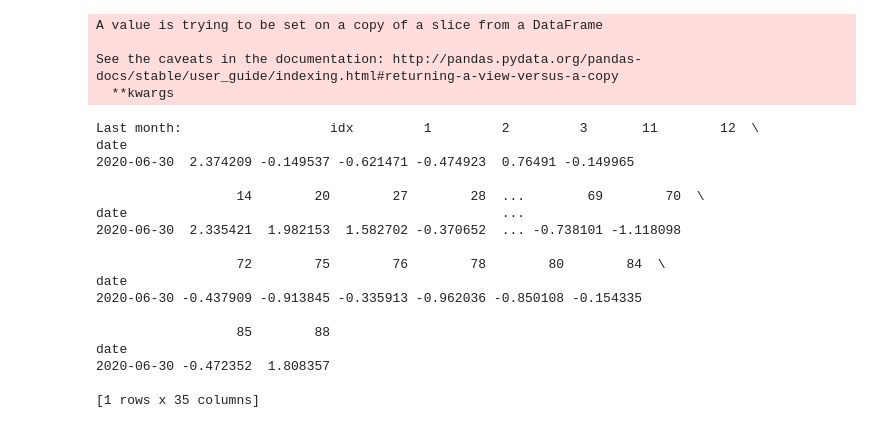
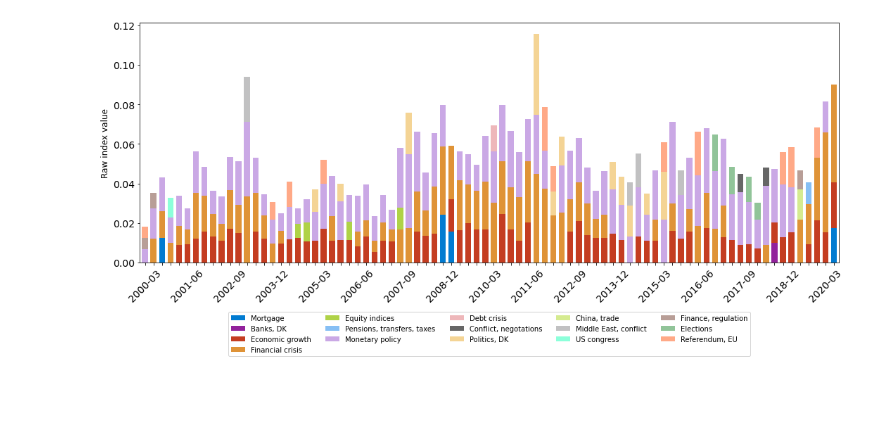
Before and after one commit to Danmarks-Nationalbank/uncertainty, a Jupyter notebook: scripts/plots.ipynb, the cells around one changed output. Cells and saved outputs as stored; diff of their text form; code cells hidden in the pictures; blank space fills up the shorter version.

```diff
--- a/scripts/plots.ipynb
+++ b/scripts/plots.ipynb
@@ -70,6 +70,9 @@ date
 # %%
+
 %load_ext autoreload
 %autoreload 2
+import pandas as pd
+from sklearn.preprocessing import StandardScaler
 import os
 import sys
 #hacky spyder crap
@@ -85,5 +88,58 @@ from src.fui.indices import LDAIndexer
 from src.fui.utils import params
 
 international = LDAIndexer(name='ep')
-df = international.build(num_topics=90,topics=['EP'],topic_thold=0.5,frq='Q',norm=True)
+df = international.build(num_topics=90,topics=['EP'],topic_thold=0.5,frq='Q',norm=False)
+
+df_long = pd.melt(df.reset_index(), id_vars='date')
+df_top = df_long.groupby('date').apply(lambda df : df.nlargest(4, 'value'))
+bottom = (df.iloc[:,1:].shape[1]-3)
+df_bottom = df_long.groupby('date').apply(lambda df : df.nsmallest(bottom, 'value').sum())
+df_top = df_top.pivot(index='date', columns='variable', values='value')
+#df_top = df_top.merge(df_bottom, left_index=True, right_index=True)
+
+scaler = StandardScaler()
+idx = pd.DataFrame(scaler.fit_transform(df), columns=df.columns, index=df.index)
+#df_top.index = df_top.index.strftime('%Y-%m')
+#df_top = df_top.merge(idx['idx'], right_index=True, left_index=True)
+#df_top.iloc[:,:-1] = df_top.iloc[:,:-1].div(df_top['idx_x'], axis=0).mul(df_top['idx_y'], axis=0)
+
+df_top = df_top.drop(['idx'], axis=1)
+#df_top = df_top.loc[df_top.index >= '2007-01-01']
+
+df_top.index = df_top.index.strftime('%Y-%m')
+df_top = df_top*1000
+
+cols = df_top.columns.tolist()
+cols = cols[-1:] + cols[:-1]
+
+df_top = df_top[cols]
+
+label_path = os.path.join(params().paths['topic_labels'],
+                          'labels' + str(90) + '.json')
+with codecs.open(label_path, 'r', encoding='utf-8-sig') as f:
+    labels = json.load(f)
+
+#labels['value'] = 'Other topics (sum)'
+
+
+nb_colors = ['#017bd1','#92229c','#c43d21','#df9337','#afd247','#86bff4','#caa8e5','#eeb7ba','#666666','#f4d495','#d5eb90','#c1c1c2', "#8cffda", "#b89e97", "#91c499", "#ffa987", "#b5d99c"]
+
+nbcm = LinearSegmentedColormap.from_list(
+        'nbcm', [(0/255,123/255,209/255),  (244/255,212/255,149/255), (196/255,61/255,33/255)], N=200)
+
+
+df_top.plot.bar(stacked=True, figsize=(15,7), color=nb_colors, align='center', width=0.7)
+
+ax = plt.gca()
+#ax.xaxis.set_major_locator(ticker.MultipleLocator(3))
+ax.set_xticklabels([t if not i%5 else "" for i,t in enumerate(ax.get_xticklabels())])
+h, l = ax.get_legend_handles_labels()
+#ax.legend([labels[str(x)] for x in l], bbox_to_anchor=(1.02,1), loc="upper left", fontsize='medium')
+ax.legend([labels[str(x)] for x in l], loc='upper center', bbox_to_anchor=(0.5, -0.19),
+          fancybox=True, shadow=False, ncol=5)
+ax.tick_params(axis='both', which='major', labelsize=14)
+ax.set_ylabel("Raw index value", fontsize='large')
+plt.xticks(rotation=45)
+plt.tight_layout()
+plt.savefig('C:/projects/FUI/figures/topics_over_time_bars.pdf', dpi=300)
 # %% [output]
@@ -91,21 +146 @@ df = international.build(num_topics=90,topics=['EP'],topic_thold=0.5,frq='Q',nor
-A value is trying to be set on a copy of a slice from a DataFrame
-
-See the caveats in the documentation: http://pandas.pydata.org/pandas-docs/stable/user_guide/indexing.html#returning-a-view-versus-a-copy
-  **kwargs
-Last month:                   idx         1         2         3       11        12  \
-date
-2020-06-30  2.374209 -0.149537 -0.621471 -0.474923  0.76491 -0.149965
-
-                  14        20        27        28  ...        69        70  \
-date                                                ...
-2020-06-30  2.335421  1.982153  1.582702 -0.370652  ... -0.738101 -1.118098
-
-                  72        75        76        78        80        84  \
-date
-2020-06-30 -0.437909 -0.913845 -0.335913 -0.962036 -0.850108 -0.154335
-
-                  85        88
-date
-2020-06-30 -0.472352  1.808357
-
-[1 rows x 35 columns]
+[figure, added]
```
Also changed, not shown: parts of 3 cells of this notebook, 7 other files.
